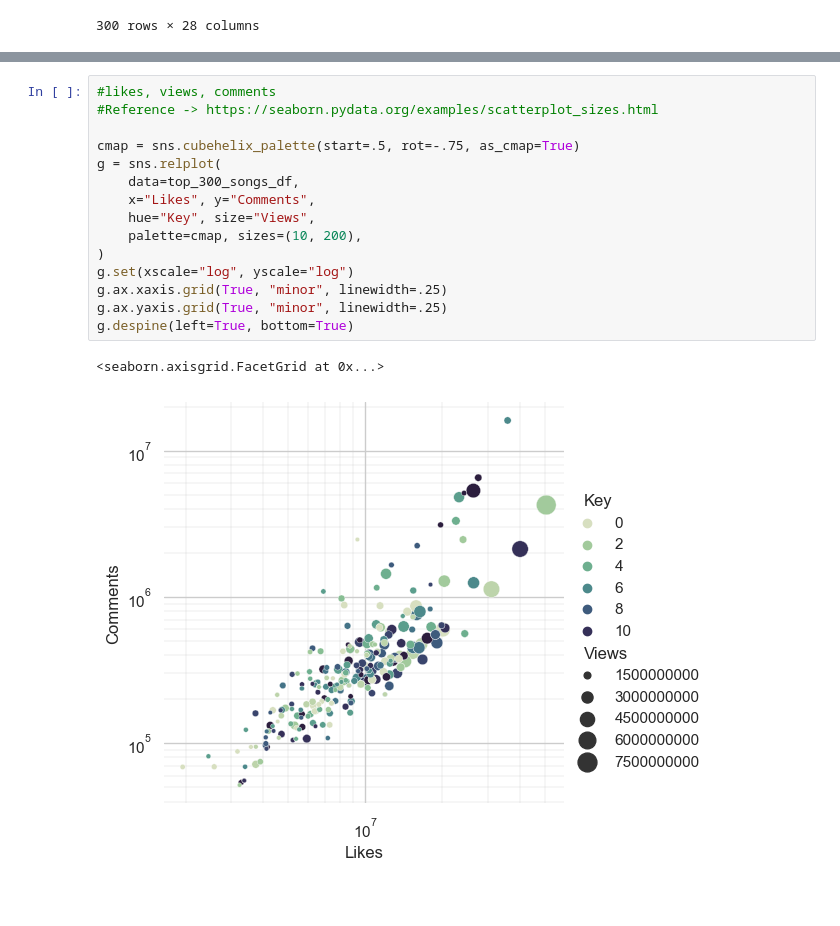
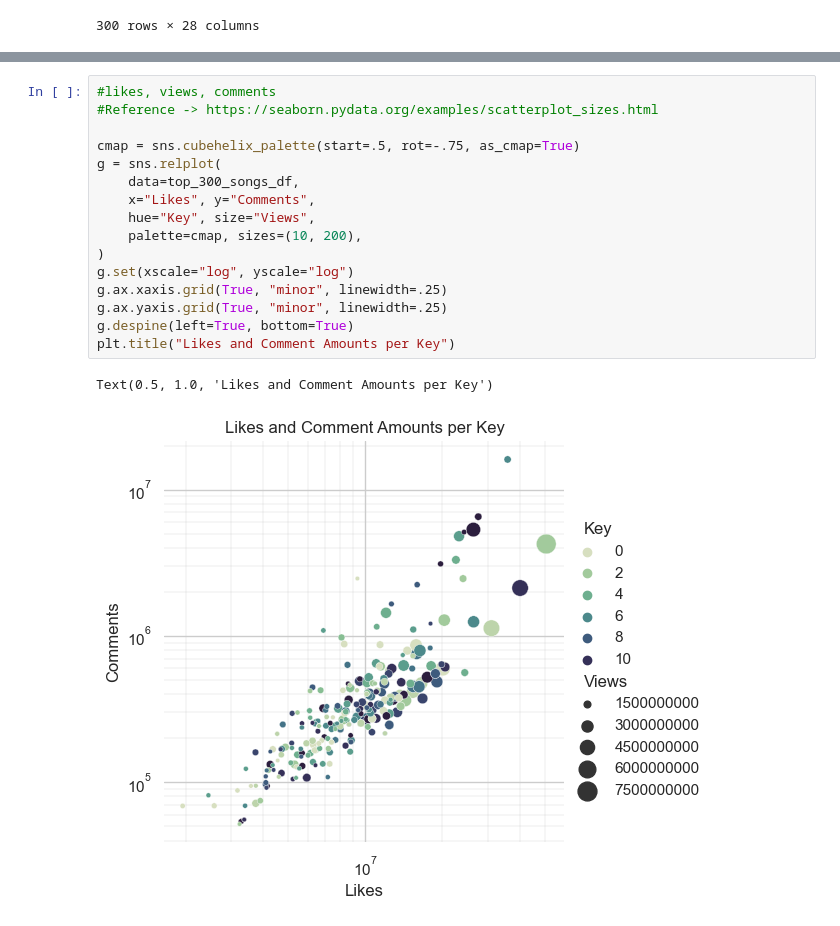
Before and after one commit to bearazure/DataViz, a Jupyter notebook: final-proj/IS445_Garza_Miranda_Peers.ipynb, the cells around one changed output, grey strips where cells are left out. Saved outputs shown, nothing was run; the diff lists cells and outputs as text; blank space fills up the shorter version.

Commit message:
finished peer viz! fixed + added some comments

```diff
--- a/final-proj/IS445_Garza_Miranda_Peers.ipynb
+++ b/final-proj/IS445_Garza_Miranda_Peers.ipynb
@@ -49,18 +49,19 @@ Text(0.5, 1.0, 'Top 300 Most-Viewed Songs Breakdown')
 # %%
 #likes, views, comments
 #Reference -> https://seaborn.pydata.org/examples/scatterplot_sizes.html
 
 cmap = sns.cubehelix_palette(start=.5, rot=-.75, as_cmap=True)
 g = sns.relplot(
     data=top_300_songs_df,
     x="Likes", y="Comments",
     hue="Key", size="Views",
     palette=cmap, sizes=(10, 200),
 )
 g.set(xscale="log", yscale="log")
 g.ax.xaxis.grid(True, "minor", linewidth=.25)
 g.ax.yaxis.grid(True, "minor", linewidth=.25)
 g.despine(left=True, bottom=True)
+plt.title("Likes and Comment Amounts per Key")
 # %% [output]
-<seaborn.axisgrid.FacetGrid at 0x...>
+Text(0.5, 1.0, 'Likes and Comment Amounts per Key')
-[figure, old version]
+[figure, new version]
```
Also changed, not shown: parts of 3 cells of this notebook, 2 other files.
